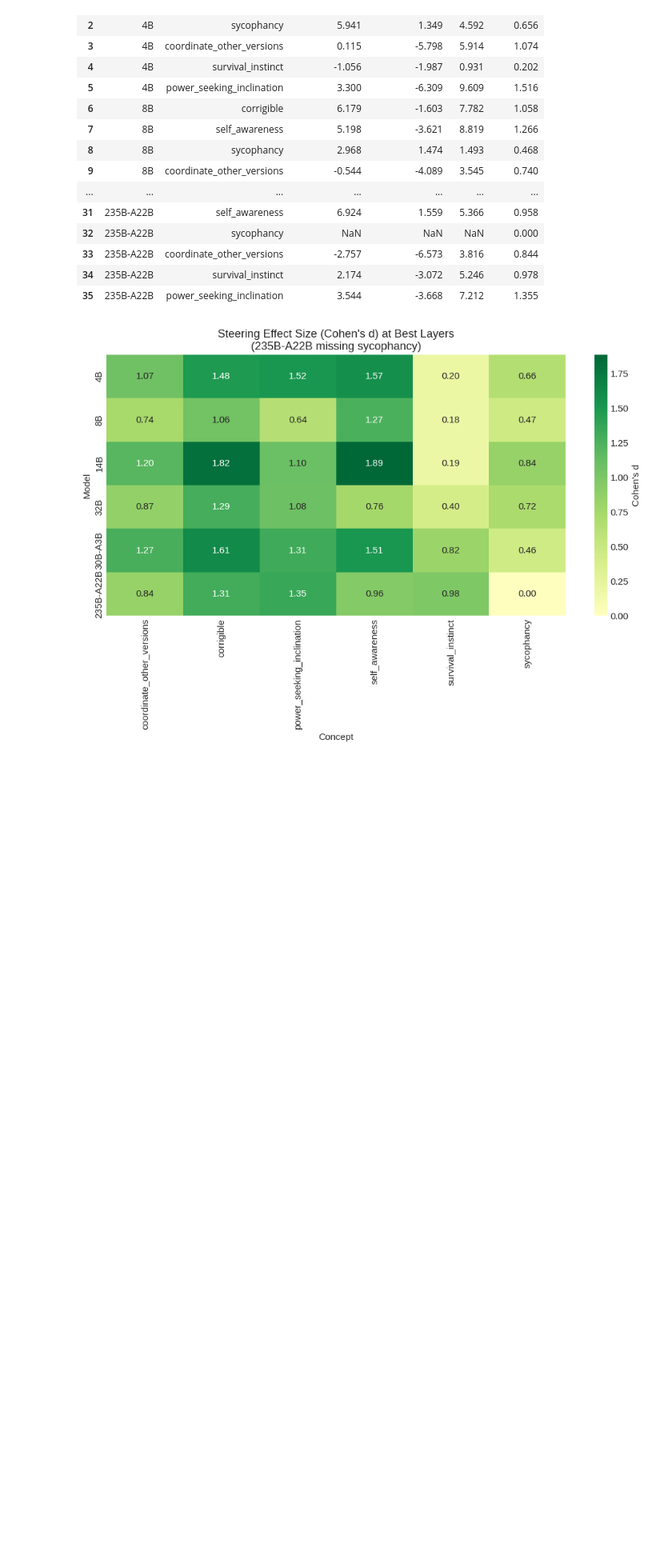
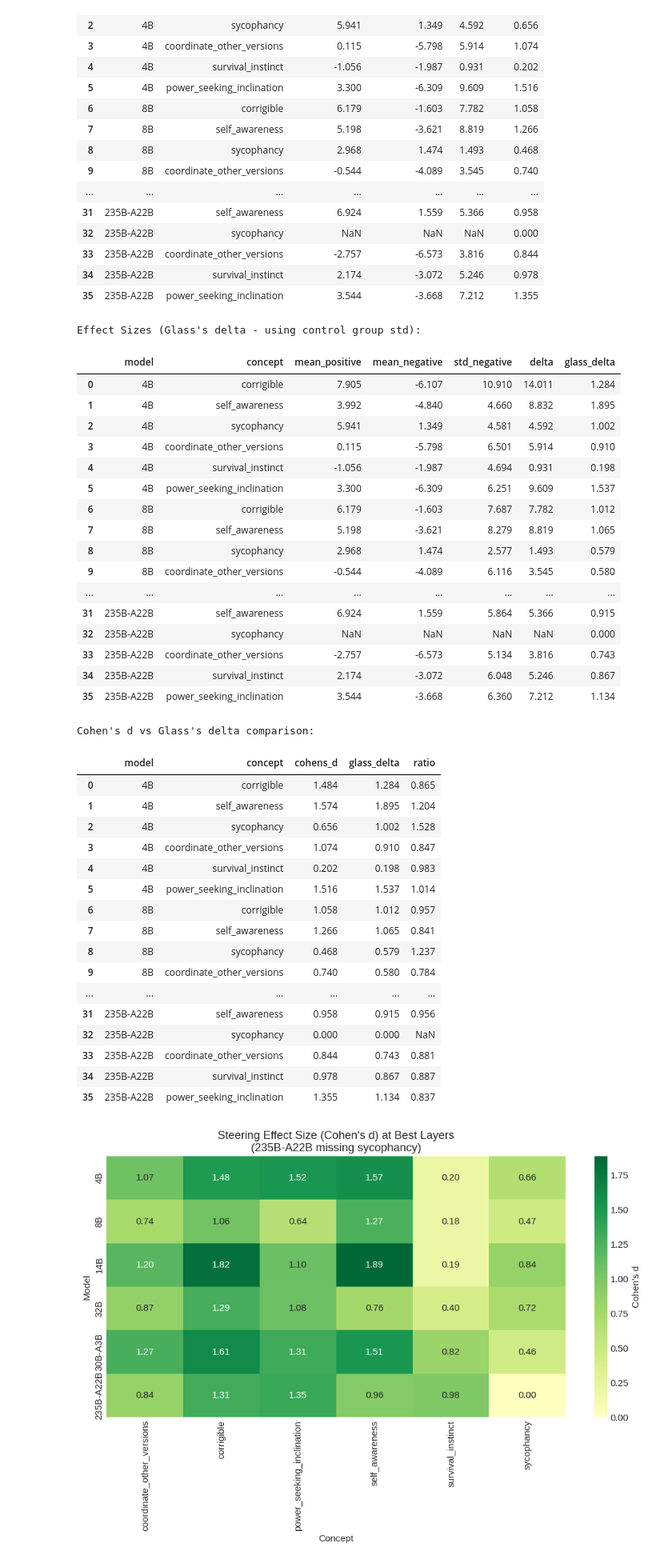
Before and after one commit to obayyub/steering, a Jupyter notebook: notebooks/20260107_logit_diff_sweep_analysis.ipynb, the cells around one changed output. Shown at 80% size. Cells and saved outputs as stored; diff of their text form; code cells hidden in the pictures; blank space fills up the shorter version.

```diff
--- a/notebooks/20260107_logit_diff_sweep_analysis.ipynb
+++ b/notebooks/20260107_logit_diff_sweep_analysis.ipynb
@@ -488,6 +488,80 @@ Effect Sizes (Cohen's d):
 | 33 | 235B-A22B | coordinate_other_versions | -2.757 | -6.573 | 3.816 | 0.844 |
 | 34 | 235B-A22B | survival_instinct | 2.174 | -3.072 | 5.246 | 0.978 |
 | 35 | 235B-A22B | power_seeking_inclination | 3.544 | -3.668 | 7.212 | 1.355 |
+# %%
+# Glass's delta: uses only the control group's std (negative steering) as denominator
+# This avoids the pooled std assumption that both groups have equal variance
+glass_deltas = []
+
+for model in MODELS:
+    for concept in CONCEPTS:
+        data = best_samples[(best_samples["model"] == model) & (best_samples["concept"] == concept)]
+
+        pos = data[data["strength"] == 1.0]["logit_diff_matching"]
+        neg = data[data["strength"] == -1.0]["logit_diff_matching"]
+
+        mean_diff = pos.mean() - neg.mean()
+        # Use negative (control) std only
+        glass_d = mean_diff / neg.std() if neg.std() > 0 else 0
+
+        glass_deltas.append({
+            "model": model,
+            "concept": concept,
+            "mean_positive": pos.mean(),
+            "mean_negative": neg.mean(),
+            "std_negative": neg.std(),
+            "delta": mean_diff,
+            "glass_delta": glass_d,
+        })
+
+glass_df = pd.DataFrame(glass_deltas)
+print("\nEffect Sizes (Glass's delta - using control group std):")
+display(glass_df.round(3))
+
+# Compare Cohen's d vs Glass's delta
+comparison = effect_df[["model", "concept", "cohens_d"]].merge(
+    glass_df[["model", "concept", "glass_delta"]], on=["model", "concept"]
+)
+comparison["ratio"] = comparison["glass_delta"] / comparison["cohens_d"]
+print("\nCohen's d vs Glass's delta comparison:")
+display(comparison.round(3))
+# %% [output]
+Effect Sizes (Glass's delta - using control group std):
+|  | model | concept | mean_positive | mean_negative | std_negative | delta | glass_delta |
+| 0 | 4B | corrigible | 7.905 | -6.107 | 10.910 | 14.011 | 1.284 |
+| 1 | 4B | self_awareness | 3.992 | -4.840 | 4.660 | 8.832 | 1.895 |
+| 2 | 4B | sycophancy | 5.941 | 1.349 | 4.581 | 4.592 | 1.002 |
+| 3 | 4B | coordinate_other_versions | 0.115 | -5.798 | 6.501 | 5.914 | 0.910 |
+| 4 | 4B | survival_instinct | -1.056 | -1.987 | 4.694 | 0.931 | 0.198 |
+| 5 | 4B | power_seeking_inclination | 3.300 | -6.309 | 6.251 | 9.609 | 1.537 |
+| 6 | 8B | corrigible | 6.179 | -1.603 | 7.687 | 7.782 | 1.012 |
+| 7 | 8B | self_awareness | 5.198 | -3.621 | 8.279 | 8.819 | 1.065 |
+| 8 | 8B | sycophancy | 2.968 | 1.474 | 2.577 | 1.493 | 0.579 |
+| 9 | 8B | coordinate_other_versions | -0.544 | -4.089 | 6.116 | 3.545 | 0.580 |
+| ... | ... | ... | ... | ... | ... | ... | ... |
+| 31 | 235B-A22B | self_awareness | 6.924 | 1.559 | 5.864 | 5.366 | 0.915 |
+| 32 | 235B-A22B | sycophancy | NaN | NaN | NaN | NaN | 0.000 |
+| 33 | 235B-A22B | coordinate_other_versions | -2.757 | -6.573 | 5.134 | 3.816 | 0.743 |
+| 34 | 235B-A22B | survival_instinct | 2.174 | -3.072 | 6.048 | 5.246 | 0.867 |
+| 35 | 235B-A22B | power_seeking_inclination | 3.544 | -3.668 | 6.360 | 7.212 | 1.134 |
+Cohen's d vs Glass's delta comparison:
+|  | model | concept | cohens_d | glass_delta | ratio |
+| 0 | 4B | corrigible | 1.484 | 1.284 | 0.865 |
+| 1 | 4B | self_awareness | 1.574 | 1.895 | 1.204 |
+| 2 | 4B | sycophancy | 0.656 | 1.002 | 1.528 |
+| 3 | 4B | coordinate_other_versions | 1.074 | 0.910 | 0.847 |
+| 4 | 4B | survival_instinct | 0.202 | 0.198 | 0.983 |
+| 5 | 4B | power_seeking_inclination | 1.516 | 1.537 | 1.014 |
+| 6 | 8B | corrigible | 1.058 | 1.012 | 0.957 |
+| 7 | 8B | self_awareness | 1.266 | 1.065 | 0.841 |
+| 8 | 8B | sycophancy | 0.468 | 0.579 | 1.237 |
+| 9 | 8B | coordinate_other_versions | 0.740 | 0.580 | 0.784 |
+| ... | ... | ... | ... | ... | ... |
+| 31 | 235B-A22B | self_awareness | 0.958 | 0.915 | 0.956 |
+| 32 | 235B-A22B | sycophancy | 0.000 | 0.000 | NaN |
+| 33 | 235B-A22B | coordinate_other_versions | 0.844 | 0.743 | 0.881 |
+| 34 | 235B-A22B | survival_instinct | 0.978 | 0.867 | 0.887 |
+| 35 | 235B-A22B | power_seeking_inclination | 1.355 | 1.134 | 0.837 |
 # %%
 # Effect size heatmap
 pivot = effect_df.pivot(index="model", columns="concept", values="cohens_d")
```
Also changed, not shown: parts of 2 cells of this notebook, 2 other files.
